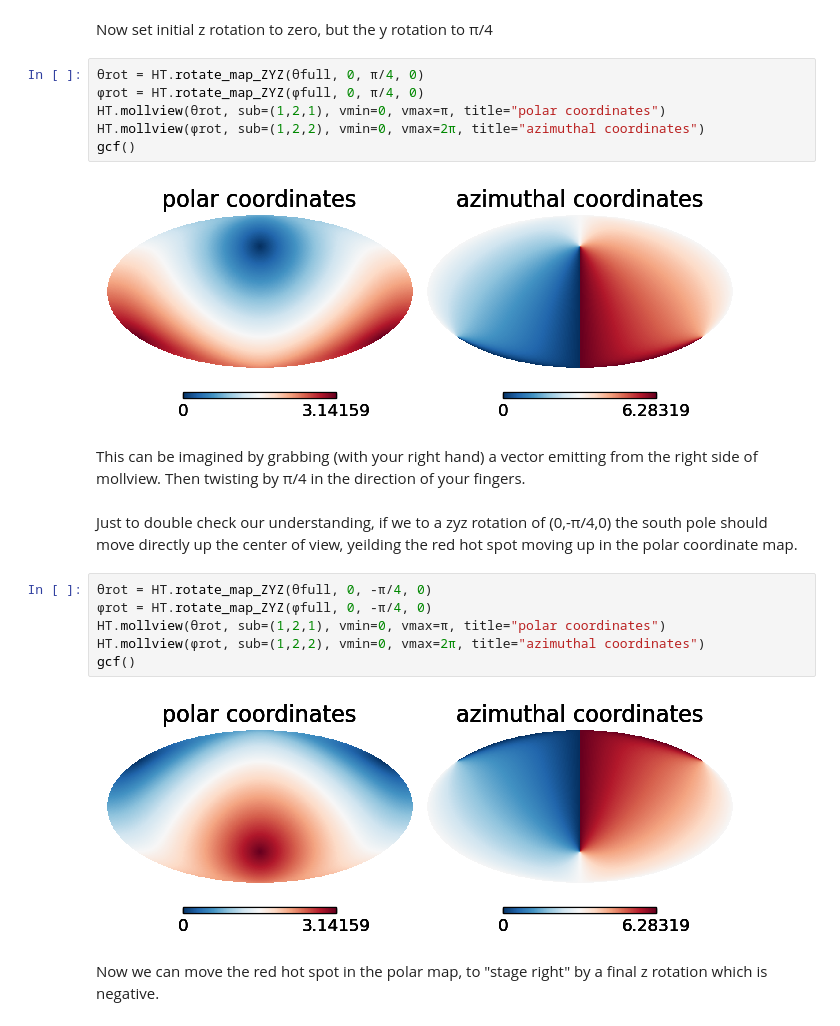
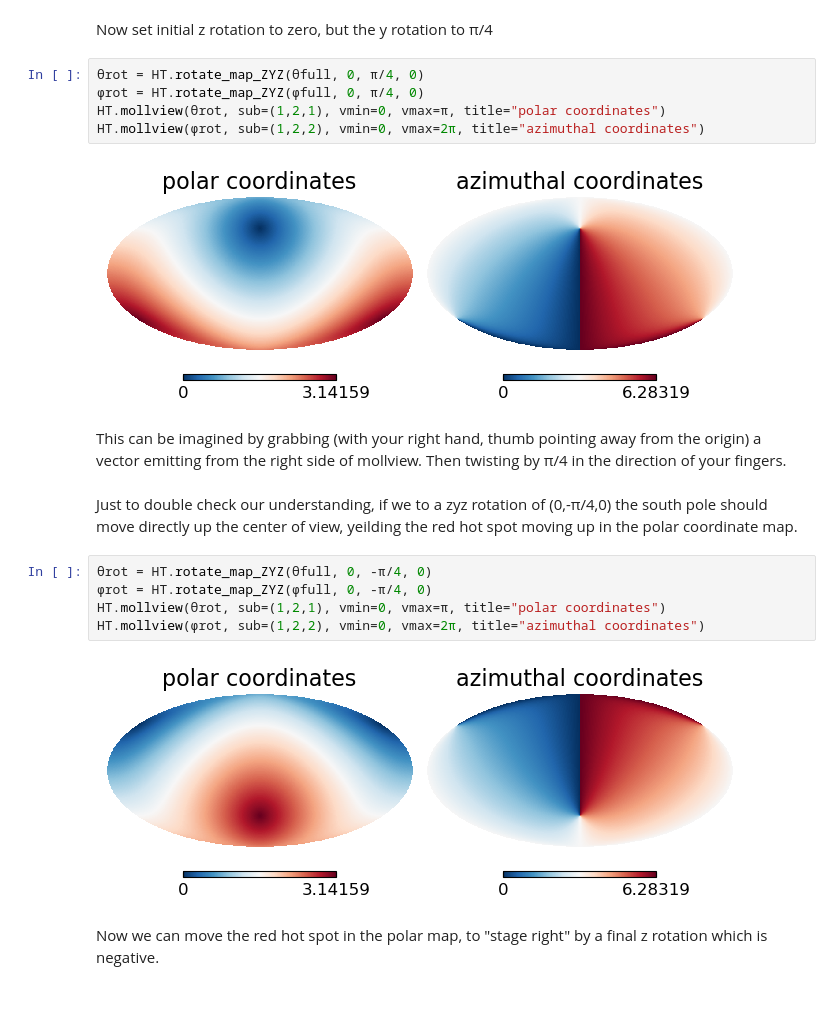
Before and after one commit to EthanAnderes/HealpixTransforms.jl, a Jupyter notebook: examples/viz_healpix_coords/example.ipynb, the cells around one changed output. Cells and saved outputs as stored; diff of their text form.

```diff
--- a/examples/viz_healpix_coords/example.ipynb
+++ b/examples/viz_healpix_coords/example.ipynb
@@ -63,11 +61,10 @@ Now set initial z rotation to zero, but the y rotation to π/4
 φrot = HT.rotate_map_ZYZ(φfull, 0, π/4, 0)
 HT.mollview(θrot, sub=(1,2,1), vmin=0, vmax=π, title="polar coordinates")
 HT.mollview(φrot, sub=(1,2,2), vmin=0, vmax=2π, title="azimuthal coordinates")
-gcf()
 # %% [output]
-[figure, old version]
+[figure, new version]
 # %% [markdown]
-This can be imagined by grabbing (with your right hand) a vector emitting from the right
+This can be imagined by grabbing (with your right hand, thumb pointing away from the origin) a vector emitting from the right
 side of mollview. Then twisting by π/4 in the direction of your fingers.
 # %% [markdown]
 Just to double check our understanding, if we to a zyz rotation of (0,-π/4,0) the south pole
@@ -75,11 +72,10 @@ should move directly up the center of view, yeilding the red hot spot moving up
 # %%
 θrot = HT.rotate_map_ZYZ(θfull, 0, -π/4, 0)
 φrot = HT.rotate_map_ZYZ(φfull, 0, -π/4, 0)
 HT.mollview(θrot, sub=(1,2,1), vmin=0, vmax=π, title="polar coordinates")
 HT.mollview(φrot, sub=(1,2,2), vmin=0, vmax=2π, title="azimuthal coordinates")
-gcf()
 # %% [output]
-[figure, old version]
+[figure, new version]
 # %% [markdown]
 Now we can move the red hot spot in the polar map, to "stage right" by a final z rotation
 which is negative.
```
Also changed, not shown: parts of 18 cells of this notebook, 9 other files.
